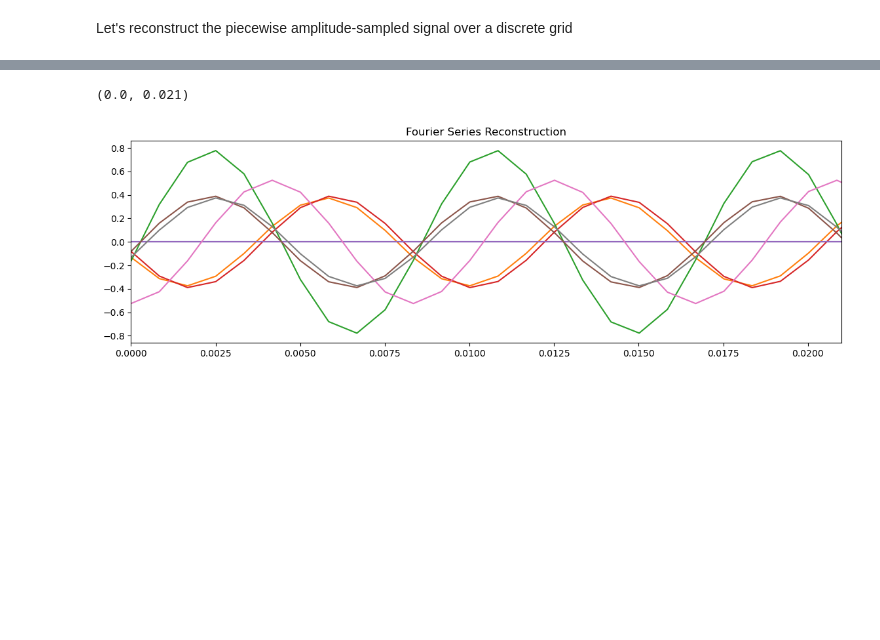
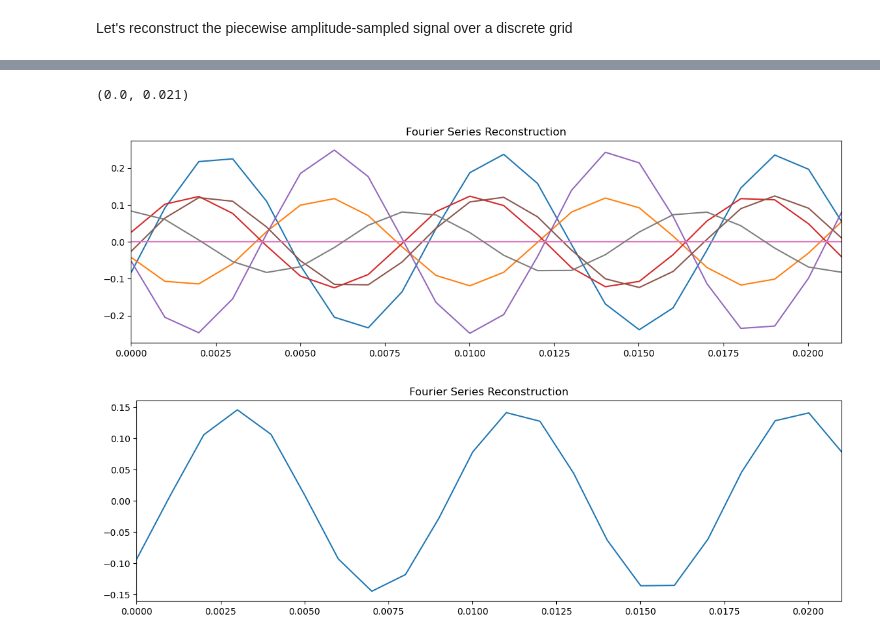
Before and after one commit to lindafabs/Semester-Project, a Jupyter notebook: linda.ipynb, the cells around one changed output, grey strips where cells are left out. Cells and saved outputs as stored; diff of their text form; code cells hidden in the pictures; blank space fills up the shorter version.

Commit message:
Fix Fourier Series + Test other sample functions

```diff
--- a/linda.ipynb
+++ b/linda.ipynb
@@ -40,7 +40,8 @@ class quantizer:
     def step(self):
         return self.step
 # %%
-'''
+T_test = 1/1.2
+
 def test_func(x):
     f0 = 1.2 # Hz
     return 0.9 * np.cos(2 * np.pi * f0 * x)
@@ -48,6 +49,7 @@ def test_func(x):
 def test_func(x):
     f0 = 1.2 # Hz
     return 0.9 * np.sin(2 * np.pi * f0 * x)
+'''
 # %%
 q = quantizer(5)
 step = q.step
@@ -217,8 +218,8 @@ $ \large{  f ( x ) =  \sum_n c_{n} e^{j 2 \pi n \frac{t}{T} x }  }$
 # %%
-def FS(n, t0,t1, T, xn, delta):
+def FS(n, t0,t1, T, x, delta):
     F=0
-    for i in range(0,n):
-        c = 1/n * (np.exp(-1j*2*np.pi*n/T*(t0+t1)/2)*np.sin(2*np.pi*n/T*(t1-t0)/2))
-        F_tmp  = delta * c*np.exp(1j*2*np.pi*n*x/T)
+    for i in range(0,n):   #range(int(-n/2), int(n/2))
+        c = 1/(np.pi*i) * (np.exp(-1j*2*np.pi*i/T*(t0+t1)/2)*np.sin(2*np.pi*i/T*(t1-t0)/2))
+        F_tmp  = delta * c*np.exp(1j*2*np.pi*i*x/T)
         F = F + F_tmp
     return F
@@ -224,0 +241,10 @@ def FS(n, t0,t1, T, xn, delta):
+# %%
+x = np.linspace(0, T, 1000) #time vector
+
+
+xf =
+
+for i in (130,100,200,3000,400,500,1000):
+    plt.plot(x,  -FS(i, pulse_times[6][1], pulse_times[7][0], T_test, x, a[0]), label='n = {}'.format(i))
+    plt.xlim(0, 0.01)
+    plt.legend()
@@ -225,21 +253,29 @@ def FS(n, t0,t1, T, xn, delta):
 # %%
-pulse_times= decompose(t, q_idx, T)
+
+pulse_times= decompose(t, q_idx, T_test)
 x = np.linspace(0, T, 1000)
 
 xf = np.zeros((len(pulse_times), len(x)), dtype=complex)
 
 for i in range(len(pulse_times)):
-    xf[i, :] = FS(100, pulse_times[i][0], pulse_times[i][1], T, x, a[i])
+    xf[i, :] = FS(100, pulse_times[i][0], pulse_times[i][1], T_test, x, a[i])
 
 xf_tot = np.sum(xf, axis=0)
 
 plt.figure(figsize=(14,4))
 for i in range(0,len(xf[:,1])):
 
     plt.plot(x, xf[i,:], label= 'pulse {}'.format(i))
 
 plt.title('Fourier Series Reconstruction')
 plt.xlim(0, 0.021)
+
+
+plt.figure(figsize=(14,4))
+plt.plot(x, xf_tot, label= 'pulse {}'.format(i))
+plt.title('Fourier Series Reconstruction')
+plt.xlim(0, 0.021)
 # %% [output]
 (0.0, 0.021)
-[figure, old version]
+[figure, new version]
+[figure, added]
```
Also changed, not shown: parts of 22 cells of this notebook.
